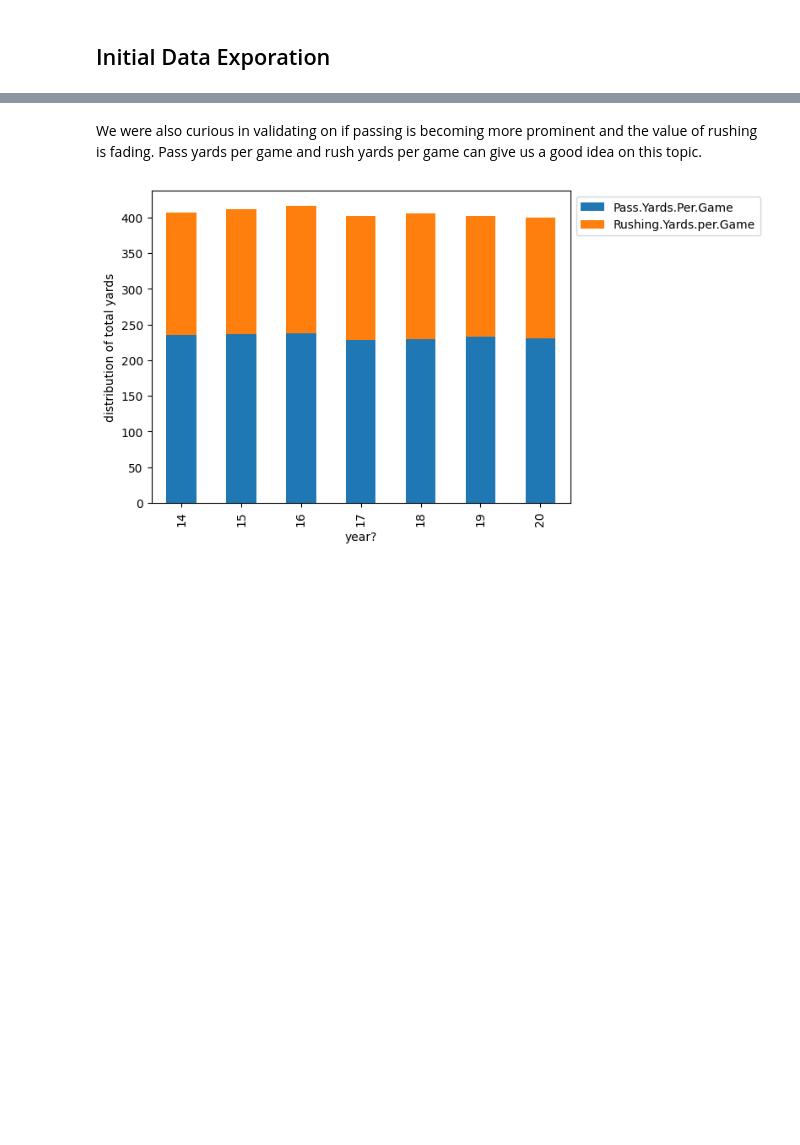
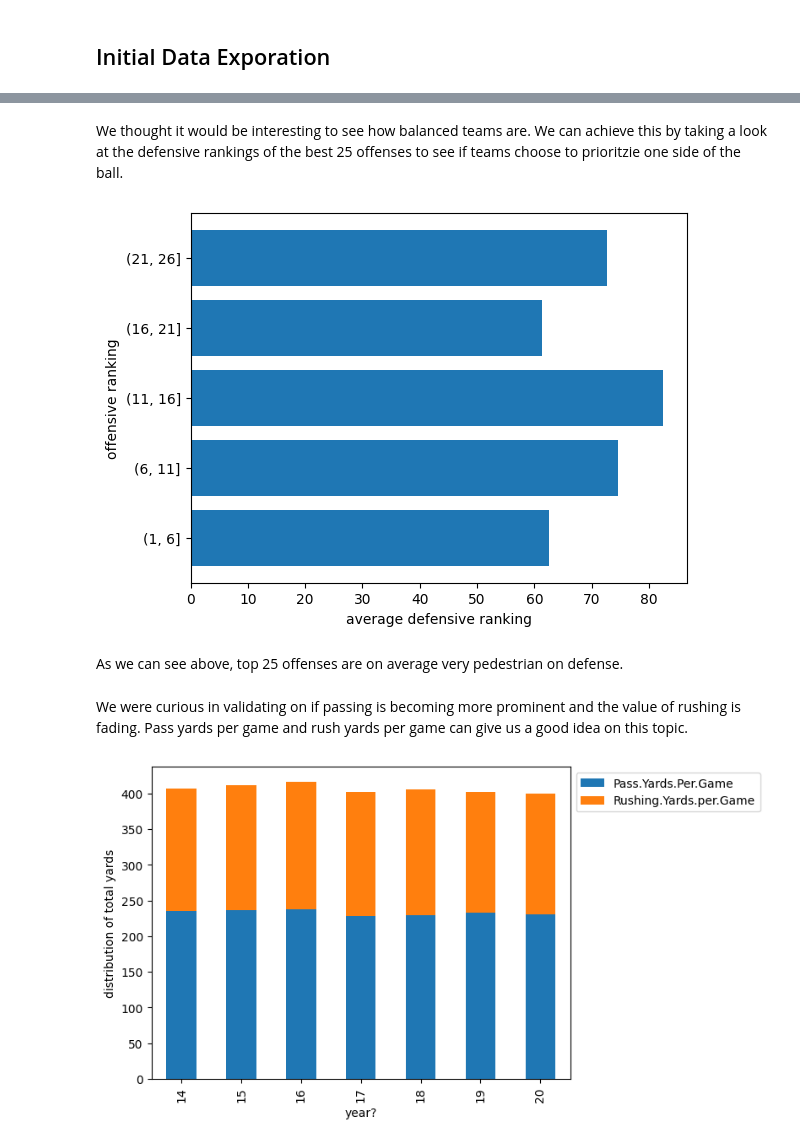
Before and after one commit to ashv1nr/cfb-top-25-predictor, a Jupyter notebook: cs363mProject.ipynb, the cells around one changed output, grey strips where cells are left out. Cells and saved outputs as stored; diff of their text form; code cells hidden in the pictures; blank space fills up the shorter version.

```diff
--- a/cs363mProject.ipynb
+++ b/cs363mProject.ipynb
@@ -97,5 +124,20 @@ plt.show()
+# %% [markdown]
+We thought it would be interesting to see how balanced teams are. We can achieve this by taking a look at the defensive rankings of the best 25 offenses to see if teams choose to prioritzie one side of the ball.
+# %%
+bins = list(range(1, 31, 5))
+df_copy = df.copy(deep=True)
+df_copy['bin'] = pd.cut(df_copy['Off.Rank'], bins)
+bin_avgs = df_copy.groupby('bin')['Def.Rank'].mean()
+plt.barh(bin_avgs.index.astype(str), bin_avgs)
+plt.xlabel('average defensive ranking')
+plt.ylabel('offensive ranking')
+plt.show()
+# %% [output]
+[figure, added]
+# %% [markdown]
+As we can see above, top 25 offenses are on average very pedestrian on defense.
 # %% [markdown]
-We were also curious in validating on if passing is becoming more prominent and the value of rushing is fading. Pass yards per game and rush yards per game can give us a good idea on this topic.
+We were curious in validating on if passing is becoming more prominent and the value of rushing is fading. Pass yards per game and rush yards per game can give us a good idea on this topic.
 # %%
 data = df.groupby('year')[['Pass.Yards.Per.Game', 'Rushing.Yards.per.Game']].mean()
 data.plot(kind='bar', stacked=True)
```
Also changed, not shown: parts of 26 cells of this notebook.
